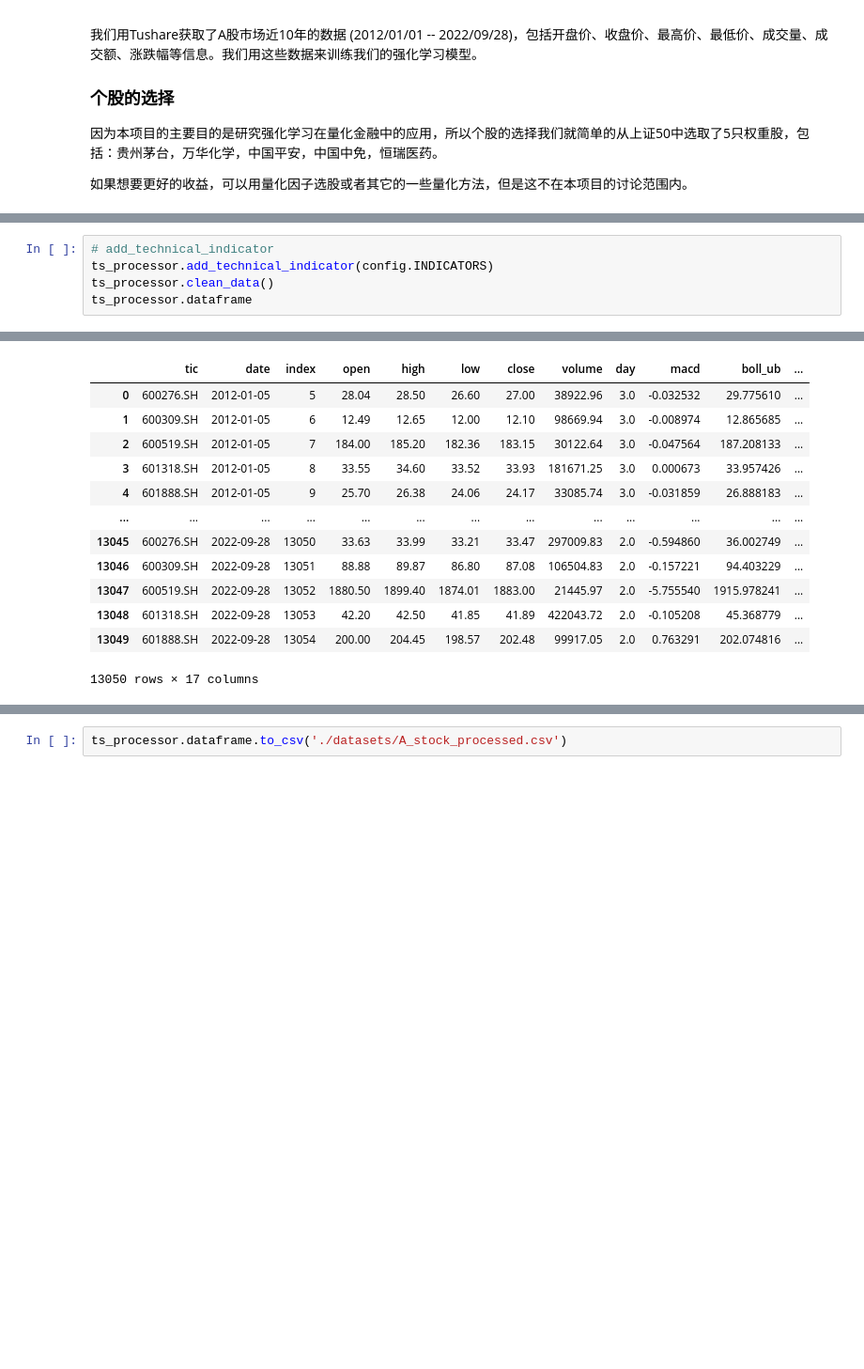
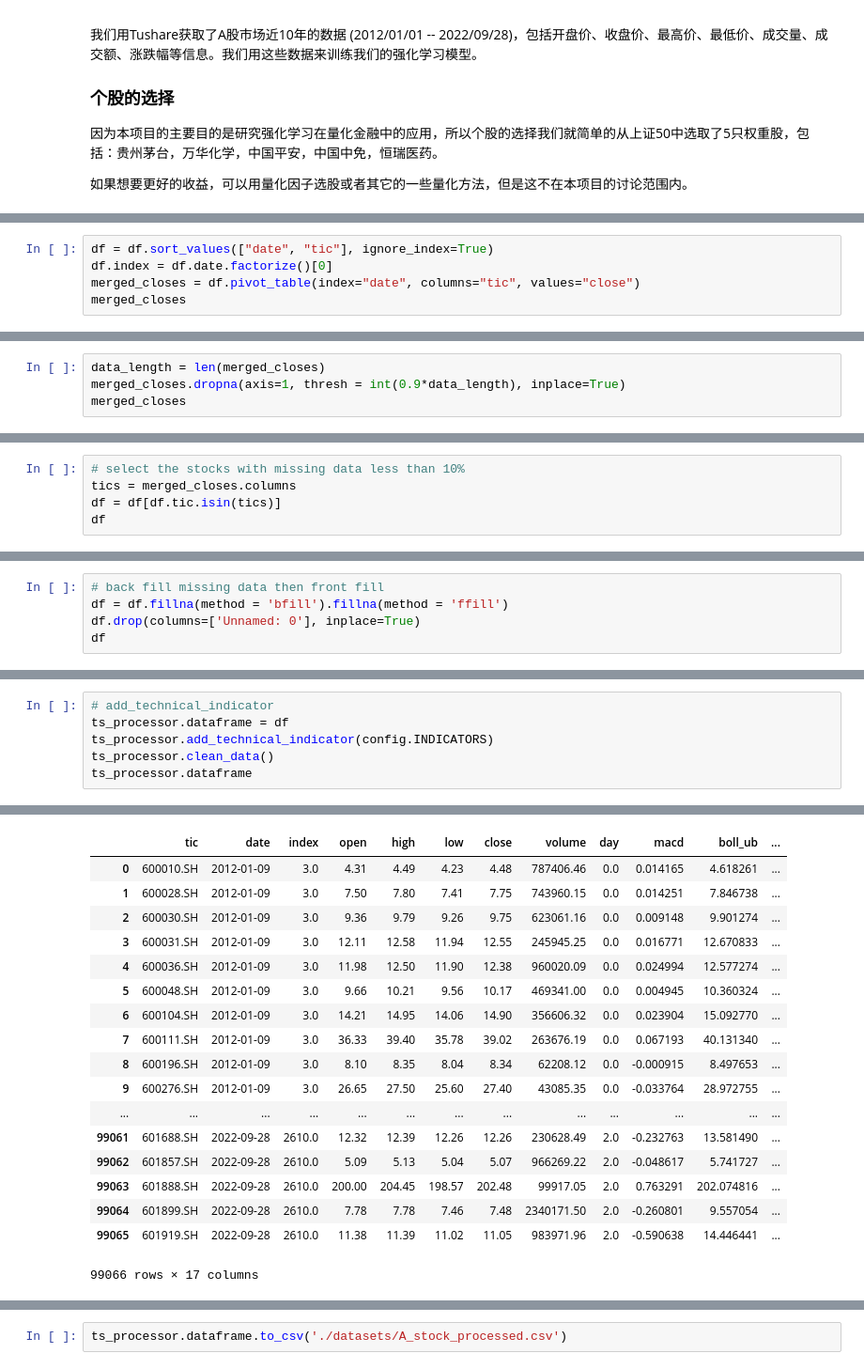
Before and after one commit to codecutey/FinRL, a Jupyter notebook: 强化学习课程Project/FinRL_China_A_Share_Market.ipynb, the cells around one changed output, grey strips where cells are left out. Shown at 94% size. Drawn from its saved outputs; the diff is of its cells as text; blank space fills up the shorter version.

```diff
--- a/强化学习课程Project/FinRL_China_A_Share_Market.ipynb
+++ b/强化学习课程Project/FinRL_China_A_Share_Market.ipynb
@@ -96,0 +117,5 @@ Shape of DataFrame:  (13055, 8)
+# %%
+df = df.sort_values(["date", "tic"], ignore_index=True)
+df.index = df.date.factorize()[0]
+merged_closes = df.pivot_table(index="date", columns="tic", values="close")
+merged_closes
@@ -96,0 +142,4 @@ Shape of DataFrame:  (13055, 8)
+# %%
+data_length = len(merged_closes)
+merged_closes.dropna(axis=1, thresh = int(0.9*data_length), inplace=True)
+merged_closes
@@ -96,0 +166,5 @@ Shape of DataFrame:  (13055, 8)
+# %%
+# select the stocks with missing data less than 10%
+tics = merged_closes.columns
+df = df[df.tic.isin(tics)]
+df
@@ -96,0 +190,5 @@ Shape of DataFrame:  (13055, 8)
+# %%
+# back fill missing data then front fill
+df = df.fillna(method = 'bfill').fillna(method = 'ffill')
+df.drop(columns=['Unnamed: 0'], inplace=True)
+df
@@ -97,5 +214,6 @@ Shape of DataFrame:  (13055, 8)
 # %%
 # add_technical_indicator
+ts_processor.dataframe = df
 ts_processor.add_technical_indicator(config.INDICATORS)
 ts_processor.clean_data()
 ts_processor.dataframe
@@ -114,13 +232,18 @@ Shape of DataFrame:  (13050, 17)
 |  | tic | date | index | open | high | low | close | volume | day | macd | boll_ub | ... |
-| 0 | 600276.SH | 2012-01-05 | 5 | 28.04 | 28.50 | 26.60 | 27.00 | 38922.96 | 3.0 | -0.032532 | 29.775610 | ... |
-| 1 | 600309.SH | 2012-01-05 | 6 | 12.49 | 12.65 | 12.00 | 12.10 | 98669.94 | 3.0 | -0.008974 | 12.865685 | ... |
-| 2 | 600519.SH | 2012-01-05 | 7 | 184.00 | 185.20 | 182.36 | 183.15 | 30122.64 | 3.0 | -0.047564 | 187.208133 | ... |
-| 3 | 601318.SH | 2012-01-05 | 8 | 33.55 | 34.60 | 33.52 | 33.93 | 181671.25 | 3.0 | 0.000673 | 33.957426 | ... |
-| 4 | 601888.SH | 2012-01-05 | 9 | 25.70 | 26.38 | 24.06 | 24.17 | 33085.74 | 3.0 | -0.031859 | 26.888183 | ... |
+| 0 | 600010.SH | 2012-01-09 | 3.0 | 4.31 | 4.49 | 4.23 | 4.48 | 787406.46 | 0.0 | 0.014165 | 4.618261 | ... |
+| 1 | 600028.SH | 2012-01-09 | 3.0 | 7.50 | 7.80 | 7.41 | 7.75 | 743960.15 | 0.0 | 0.014251 | 7.846738 | ... |
+| 2 | 600030.SH | 2012-01-09 | 3.0 | 9.36 | 9.79 | 9.26 | 9.75 | 623061.16 | 0.0 | 0.009148 | 9.901274 | ... |
+| 3 | 600031.SH | 2012-01-09 | 3.0 | 12.11 | 12.58 | 11.94 | 12.55 | 245945.25 | 0.0 | 0.016771 | 12.670833 | ... |
+| 4 | 600036.SH | 2012-01-09 | 3.0 | 11.98 | 12.50 | 11.90 | 12.38 | 960020.09 | 0.0 | 0.024994 | 12.577274 | ... |
+| 5 | 600048.SH | 2012-01-09 | 3.0 | 9.66 | 10.21 | 9.56 | 10.17 | 469341.00 | 0.0 | 0.004945 | 10.360324 | ... |
+| 6 | 600104.SH | 2012-01-09 | 3.0 | 14.21 | 14.95 | 14.06 | 14.90 | 356606.32 | 0.0 | 0.023904 | 15.092770 | ... |
+| 7 | 600111.SH | 2012-01-09 | 3.0 | 36.33 | 39.40 | 35.78 | 39.02 | 263676.19 | 0.0 | 0.067193 | 40.131340 | ... |
+| 8 | 600196.SH | 2012-01-09 | 3.0 | 8.10 | 8.35 | 8.04 | 8.34 | 62208.12 | 0.0 | -0.000915 | 8.497653 | ... |
+| 9 | 600276.SH | 2012-01-09 | 3.0 | 26.65 | 27.50 | 25.60 | 27.40 | 43085.35 | 0.0 | -0.033764 | 28.972755 | ... |
 | ... | ... | ... | ... | ... | ... | ... | ... | ... | ... | ... | ... | ... |
-| 13045 | 600276.SH | 2022-09-28 | 13050 | 33.63 | 33.99 | 33.21 | 33.47 | 297009.83 | 2.0 | -0.594860 | 36.002749 | ... |
-| 13046 | 600309.SH | 2022-09-28 | 13051 | 88.88 | 89.87 | 86.80 | 87.08 | 106504.83 | 2.0 | -0.157221 | 94.403229 | ... |
-| 13047 | 600519.SH | 2022-09-28 | 13052 | 1880.50 | 1899.40 | 1874.01 | 1883.00 | 21445.97 | 2.0 | -5.755540 | 1915.978241 | ... |
-| 13048 | 601318.SH | 2022-09-28 | 13053 | 42.20 | 42.50 | 41.85 | 41.89 | 422043.72 | 2.0 | -0.105208 | 45.368779 | ... |
-| 13049 | 601888.SH | 2022-09-28 | 13054 | 200.00 | 204.45 | 198.57 | 202.48 | 99917.05 | 2.0 | 0.763291 | 202.074816 | ... |
+| 99061 | 601688.SH | 2022-09-28 | 2610.0 | 12.32 | 12.39 | 12.26 | 12.26 | 230628.49 | 2.0 | -0.232763 | 13.581490 | ... |
+| 99062 | 601857.SH | 2022-09-28 | 2610.0 | 5.09 | 5.13 | 5.04 | 5.07 | 966269.22 | 2.0 | -0.048617 | 5.741727 | ... |
+| 99063 | 601888.SH | 2022-09-28 | 2610.0 | 200.00 | 204.45 | 198.57 | 202.48 | 99917.05 | 2.0 | 0.763291 | 202.074816 | ... |
+| 99064 | 601899.SH | 2022-09-28 | 2610.0 | 7.78 | 7.78 | 7.46 | 7.48 | 2340171.50 | 2.0 | -0.260801 | 9.557054 | ... |
+| 99065 | 601919.SH | 2022-09-28 | 2610.0 | 11.38 | 11.39 | 11.02 | 11.05 | 983971.96 | 2.0 | -0.590638 | 14.446441 | ... |
-13050 rows × 17 columns
+99066 rows × 17 columns
```
Also changed, not shown: parts of 18 cells of this notebook, 3 other files.
